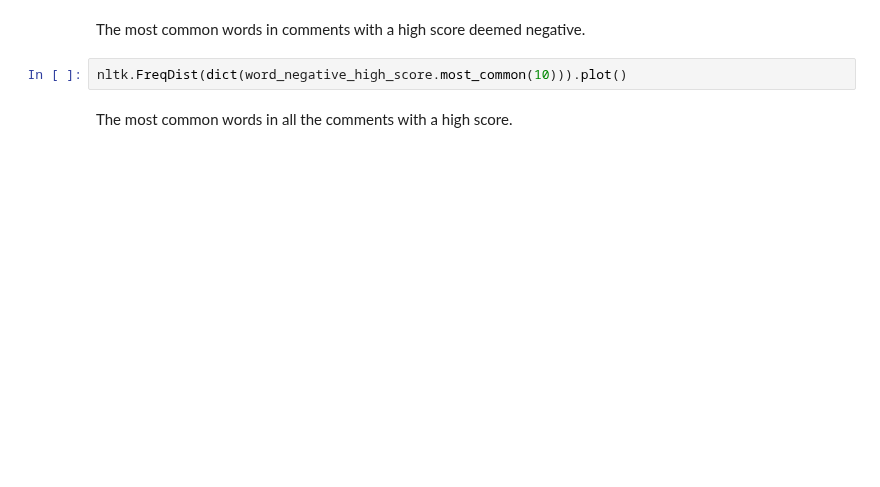
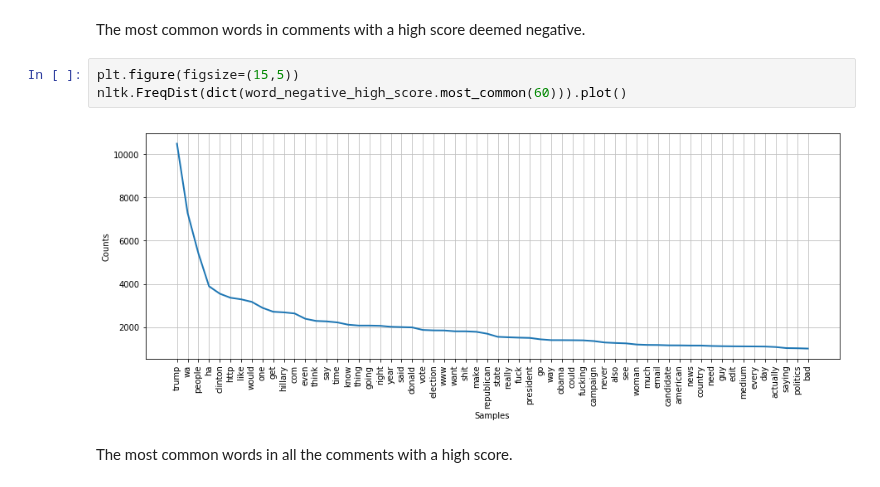
Before and after one commit to arthishow/Project, a Jupyter notebook: Final project.ipynb, the cells around one changed output. Saved outputs shown, nothing was run; the diff lists cells and outputs as text; blank space fills up the shorter version.

```diff
--- a/Final project.ipynb
+++ b/Final project.ipynb
@@ -381,7 +403,10 @@ nltk.FreqDist(dict(word_positive_high_score.most_common(10))).plot()
 # %% [markdown]
 The most common words in comments with a high score deemed negative.
 # %%
-nltk.FreqDist(dict(word_negative_high_score.most_common(10))).plot()
+plt.figure(figsize=(15,5))
+nltk.FreqDist(dict(word_negative_high_score.most_common(60))).plot()
+# %% [output]
+[figure, added]
 # %% [markdown]
 The most common words in all the comments with a high score.
 # %%
```
Also changed, not shown: parts of 20 cells of this notebook, 1 other file.
